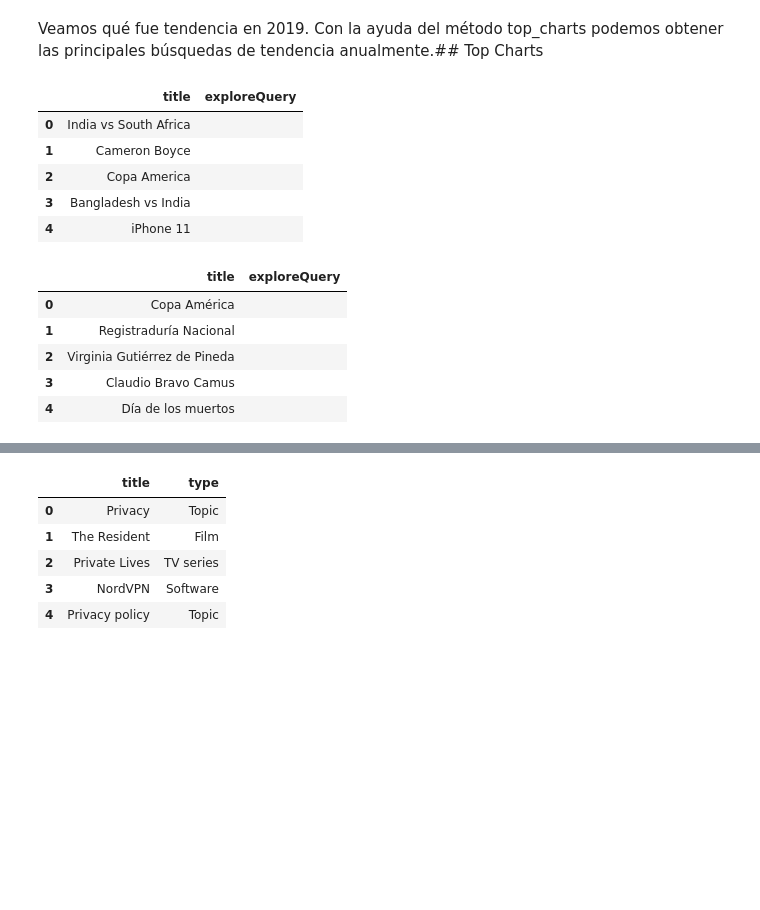
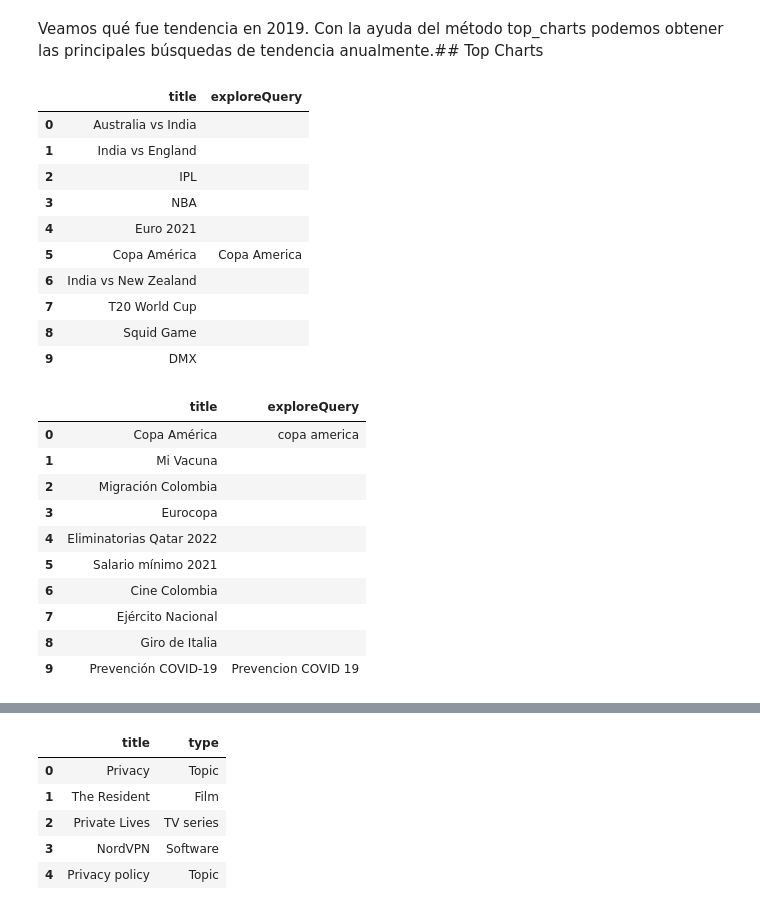
Before and after one commit to DEC-Datos-Etica-y-Comportamiento/Tutoriales, a Jupyter notebook: Google_Trends_API.ipynb, the cells around one changed output, grey strips where cells are left out. Cells and saved outputs as stored; diff of their text form; code cells hidden in the pictures; blank space fills up the shorter version.

```diff
--- a/Google_Trends_API.ipynb
+++ b/Google_Trends_API.ipynb
@@ -119,23 +128,33 @@ df = pytrend.today_searches(pn='CO')
 Veamos qué fue tendencia en 2019. Con la ayuda del método top_charts podemos obtener las principales búsquedas de tendencia anualmente.## Top Charts
 # %%
 # Get Google Top Charts
-df = pytrend.top_charts(2019, hl='en-US', tz=300, geo='GLOBAL')
-df.head()
+df = pytrend.top_charts(2021, hl='en-US', tz=300, geo='GLOBAL')
+df.head(10)
 # %% [output]
 |  | title | exploreQuery |
-| 0 | India vs South Africa |  |
-| 1 | Cameron Boyce |  |
-| 2 | Copa America |  |
-| 3 | Bangladesh vs India |  |
-| 4 | iPhone 11 |  |
+| 0 | Australia vs India |  |
+| 1 | India vs England |  |
+| 2 | IPL |  |
+| 3 | NBA |  |
+| 4 | Euro 2021 |  |
+| 5 | Copa América | Copa America |
+| 6 | India vs New Zealand |  |
+| 7 | T20 World Cup |  |
+| 8 | Squid Game |  |
+| 9 | DMX |  |
 # %%
 # Get Google Top Charts
-df = pytrend.top_charts(2019, hl='en-US', tz=300, geo='CO')
-df.head()
+df = pytrend.top_charts(2021, hl='es-CO', tz=300, geo='CO')
+df.head(10)
 # %% [output]
 |  | title | exploreQuery |
-| 0 | Copa América |  |
-| 1 | Registraduría Nacional |  |
-| 2 | Virginia Gutiérrez de Pineda |  |
-| 3 | Claudio Bravo Camus |  |
-| 4 | Día de los muertos |  |
+| 0 | Copa América | copa america |
+| 1 | Mi Vacuna |  |
+| 2 | Migración Colombia |  |
+| 3 | Eurocopa |  |
+| 4 | Eliminatorias Qatar 2022 |  |
+| 5 | Salario mínimo 2021 |  |
+| 6 | Cine Colombia |  |
+| 7 | Ejército Nacional |  |
+| 8 | Giro de Italia |  |
+| 9 | Prevención COVID-19 | Prevencion COVID 19 |
```
Also changed, not shown: parts of 28 cells of this notebook, 2 other files.
